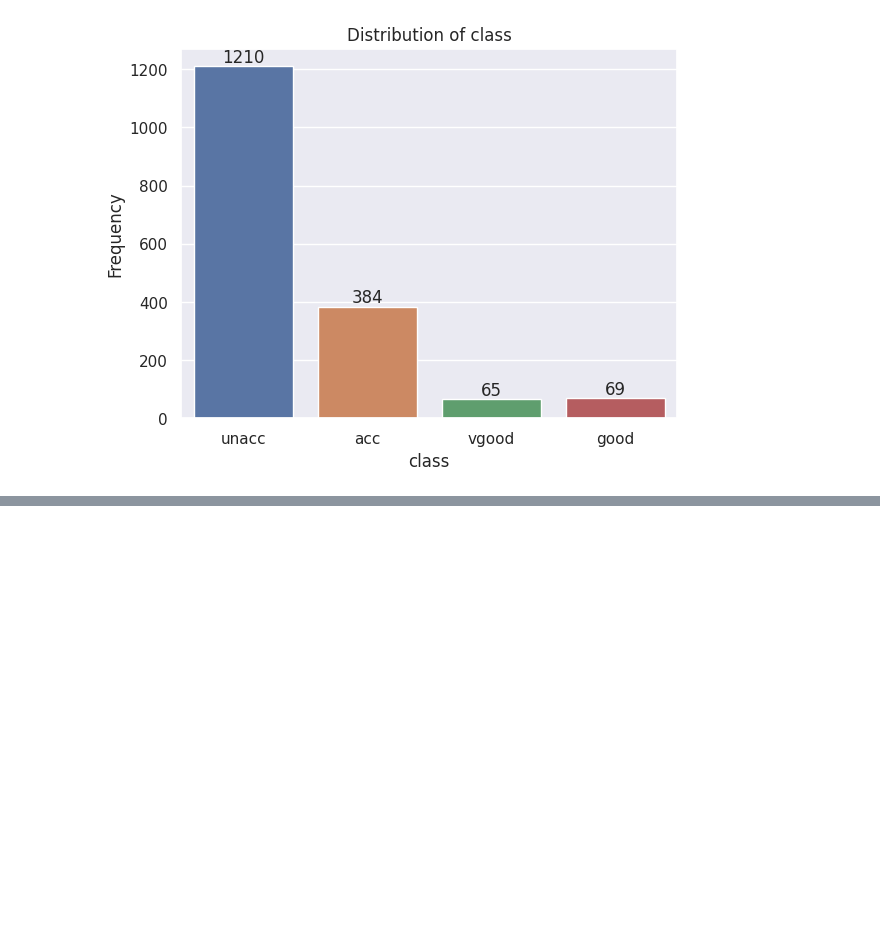
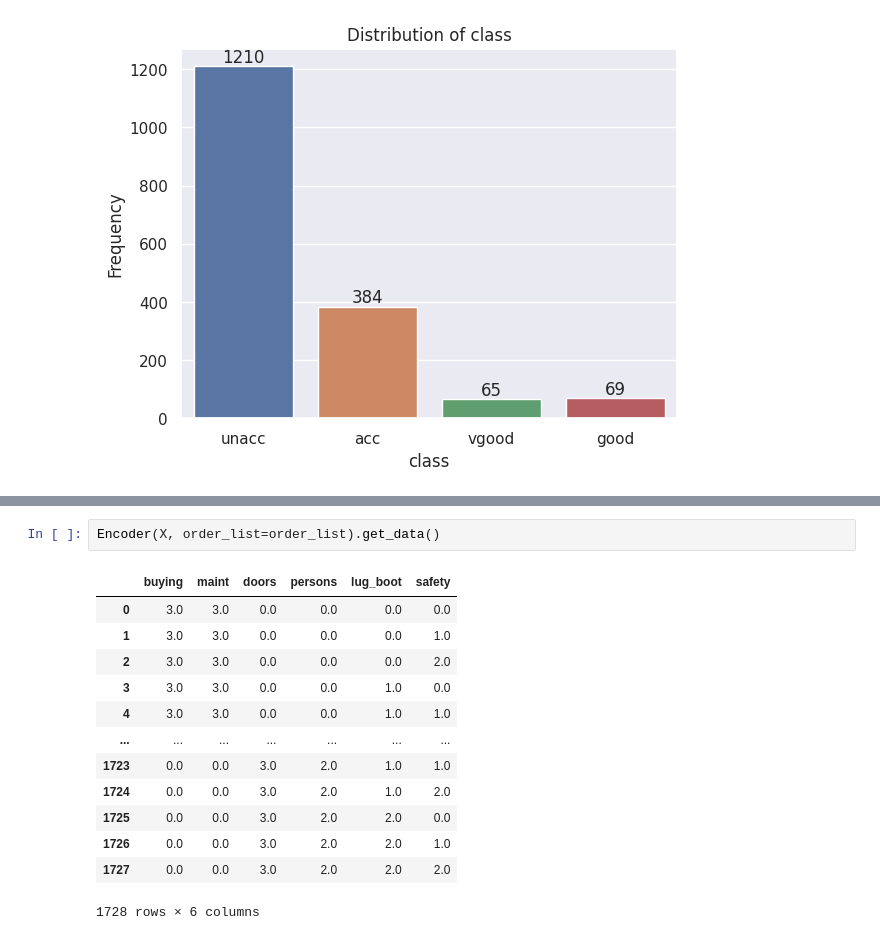
Before and after one commit to AyeshaAmjad-Astera/ML1-XAI, a Jupyter notebook: Project/notebooks/exploratory_analysis.ipynb, the cells around one changed output, grey strips where cells are left out. Cells and saved outputs as stored; diff of their text form; blank space fills up the shorter version.

```diff
--- a/Project/notebooks/exploratory_analysis.ipynb
+++ b/Project/notebooks/exploratory_analysis.ipynb
@@ -83,0 +135,16 @@ visualization.plot_count(df, col='class')
+# %%
+Encoder(X, order_list=order_list).get_data()
+# %% [output]
+|  | buying | maint | doors | persons | lug_boot | safety |
+| 0 | 3.0 | 3.0 | 0.0 | 0.0 | 0.0 | 0.0 |
+| 1 | 3.0 | 3.0 | 0.0 | 0.0 | 0.0 | 1.0 |
+| 2 | 3.0 | 3.0 | 0.0 | 0.0 | 0.0 | 2.0 |
+| 3 | 3.0 | 3.0 | 0.0 | 0.0 | 1.0 | 0.0 |
+| 4 | 3.0 | 3.0 | 0.0 | 0.0 | 1.0 | 1.0 |
+| ... | ... | ... | ... | ... | ... | ... |
+| 1723 | 0.0 | 0.0 | 3.0 | 2.0 | 1.0 | 1.0 |
+| 1724 | 0.0 | 0.0 | 3.0 | 2.0 | 1.0 | 2.0 |
+| 1725 | 0.0 | 0.0 | 3.0 | 2.0 | 2.0 | 0.0 |
+| 1726 | 0.0 | 0.0 | 3.0 | 2.0 | 2.0 | 1.0 |
+| 1727 | 0.0 | 0.0 | 3.0 | 2.0 | 2.0 | 2.0 |
+1728 rows × 6 columns
```
Also changed, not shown: parts of 8 cells of this notebook, 5 other files.
